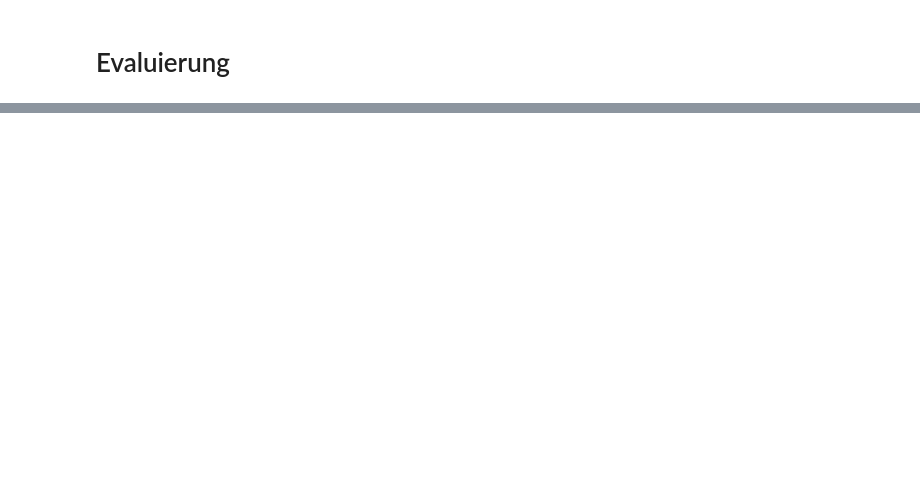
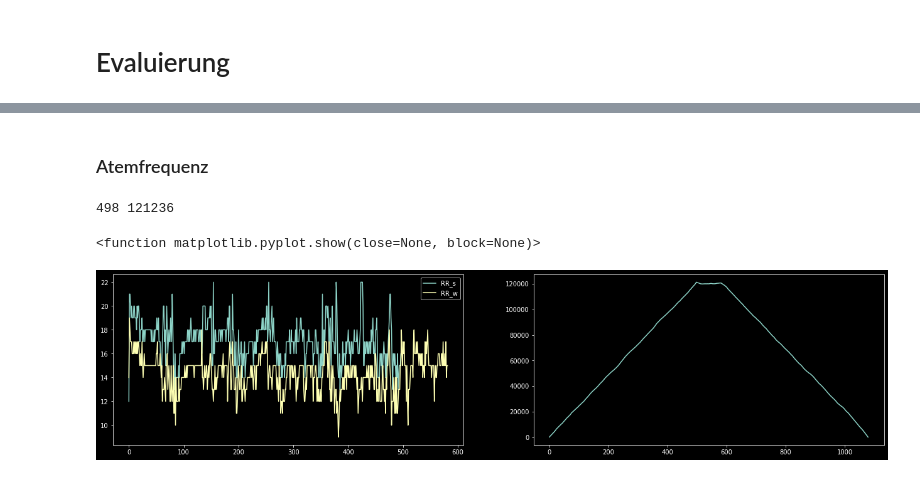
Before and after one commit to markusstraesser/Code, a Jupyter notebook: Evaluation.ipynb, the cells around one changed output, grey strips where cells are left out. Cells and saved outputs as stored; diff of their text form; code cells hidden in the pictures; blank space fills up the shorter version.

```diff
--- a/Evaluation.ipynb
+++ b/Evaluation.ipynb
@@ -25,0 +30,18 @@ plt.show
+# %% [markdown]
+### Atemfrequenz
+# %%
+rr_sensor = df_sensor["rr_sensor"].to_list()
+rr_withings = df_withings["rr_withings"].to_list()
+cross_corr = signal.correlate(rr_withings, rr_sensor, "full").tolist()
+plt.subplot(121)
+plt.plot(rr_sensor, label="RR_s")
+plt.plot(rr_withings, label="RR_w")
+plt.legend()
+plt.subplot(122)
+plt.plot(cross_corr)
+print(cross_corr.index(max(cross_corr)), max(cross_corr))
+plt.show
+# %% [output]
+498 121236
+<function matplotlib.pyplot.show(close=None, block=None)>
+[figure, added]
```
Also changed, not shown: parts of 4 cells of this notebook.
